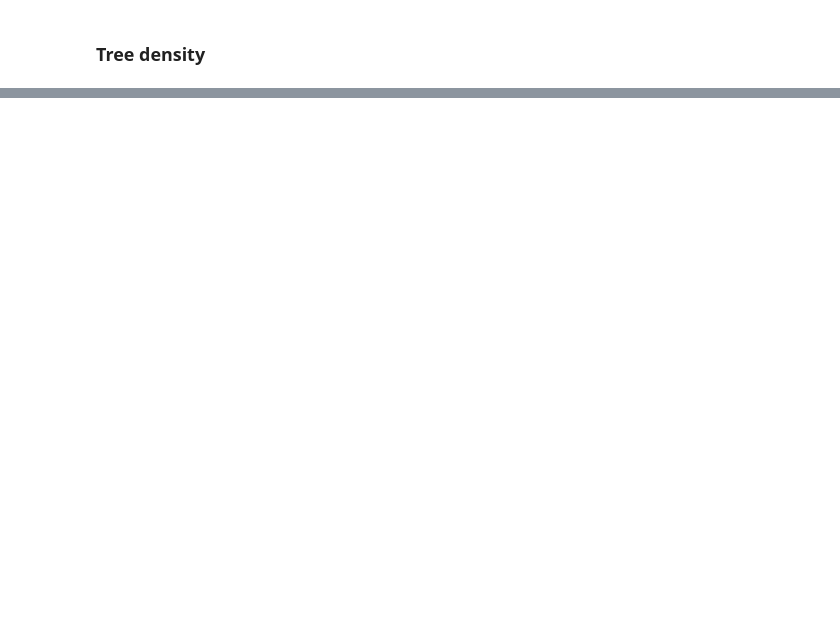
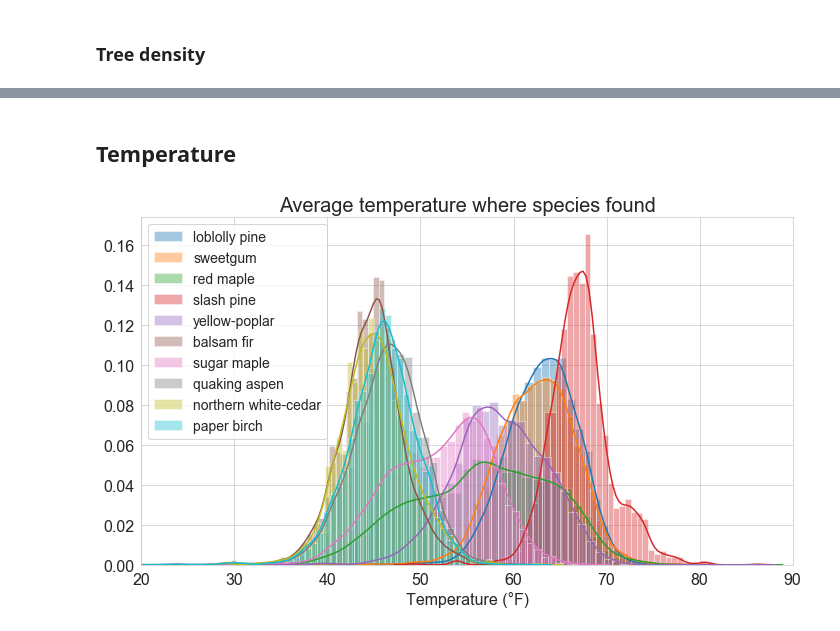
Before and after one commit to dheligman/climate, a Jupyter notebook: Bayes_classifier_JT.ipynb, the cells around one changed output, grey strips where cells are left out. Cells and saved outputs as stored; diff of their text form; code cells hidden in the pictures; blank space fills up the shorter version.

```diff
--- a/Bayes_classifier_JT.ipynb
+++ b/Bayes_classifier_JT.ipynb
@@ -258,0 +287,18 @@ plt.savefig("Top10_density.png", dpi=200)
+# %% [markdown]
+## Temperature
+# %%
+plt.figure(figsize=(10,6))
+for i,s in enumerate(spe):
+    sns.distplot(trees.loc[(trees.species == s) & (trees.Density < 50)]['mean_temp'],
+                 bins = 60,label = s)
+plt.legend(fontsize = 12)
+plt.xlabel(u'Temperature (\N{DEGREE SIGN}F)',fontsize = 16)
+plt.title('Average temperature where species found',fontsize = 20)
+plt.xlim((20,90))
+plt.xticks(fontsize = 16)
+plt.yticks(fontsize = 16)
+plt.legend(fontsize = 14)
+plt.tight_layout()
+plt.savefig("temp_top10Species.png", dpi = 200)
+# %% [output]
+[figure, added]
```
Also changed, not shown: parts of 3 cells of this notebook.
